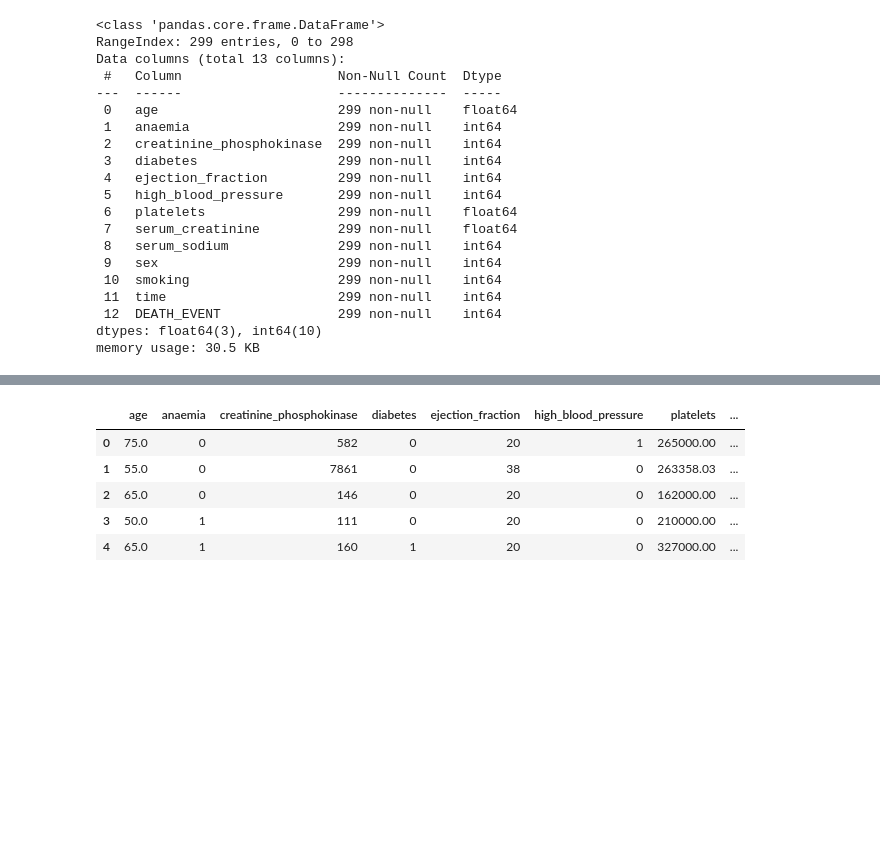
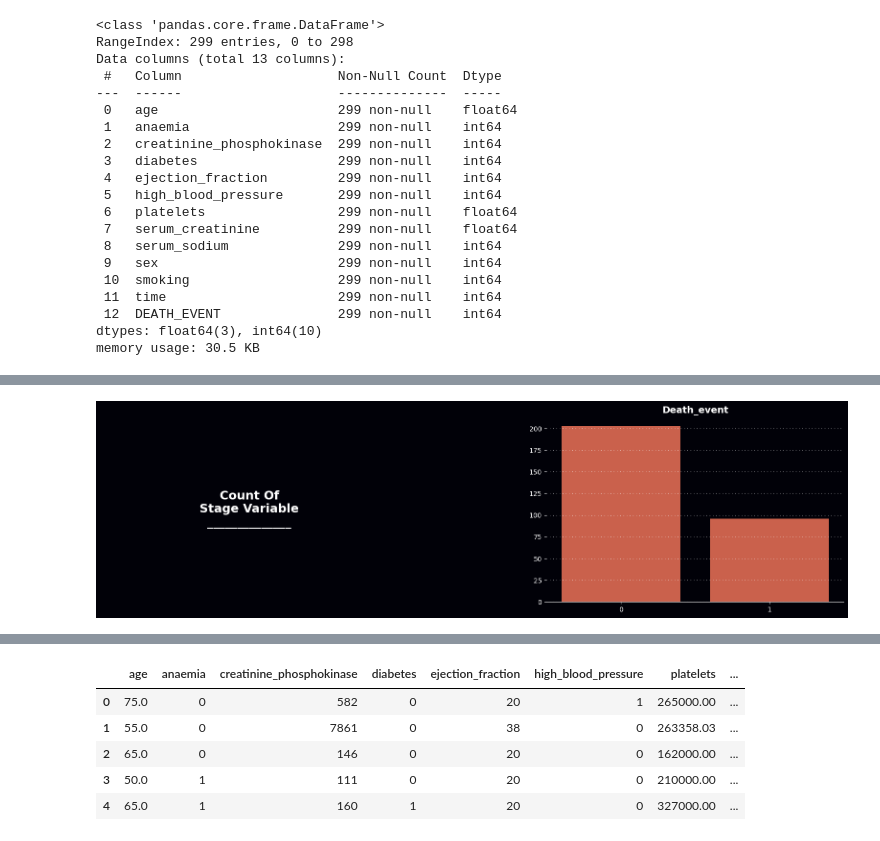
Before and after one commit to mmustafakapici/Heart-Failure-predictions, a Jupyter notebook: heart-failure-prediction.ipynb, the cells around one changed output, grey strips where cells are left out. Drawn from its saved outputs; the diff is of its cells as text; code cells hidden in the pictures; blank space fills up the shorter version.

```diff
--- a/heart-failure-prediction.ipynb
+++ b/heart-failure-prediction.ipynb
@@ -13 +9,22 @@ sns.set_style('whitegrid')
+# %%
+import numpy as np
+import pandas as pd
+import matplotlib.pyplot as plt
+import seaborn as sns
+import optuna, warnings, random
+import plotly.express as px
+import plotly.io as pio
+import plotly.graph_objects as go
+from sklearn.metrics import confusion_matrix, classification_report, accuracy_score
+from sklearn.preprocessing import MinMaxScaler, StandardScaler
+from imblearn.over_sampling import SMOTE
+from sklearn.model_selection import train_test_split
+from catboost import CatBoostClassifier
+from sklearn.ensemble import VotingClassifier
+from xgboost import XGBClassifier
+from lightgbm import LGBMClassifier
+from sklearn.preprocessing import LabelEncoder
+
+plt.style.use('dark_background')
+warnings.simplefilter('ignore', category=FutureWarning)
 # %%
@@ -120,0 +165,12 @@ from sklearn.preprocessing import  LabelEncoder
+# %%
+target = 'DEATH_EVENT'
+
+cont_cols = df.select_dtypes('number').columns
+cont_cols = cont_cols[cont_cols != target]
+
+obj_cols = df.select_dtypes(object).columns
+
+obj_cols = ['anaemia','diabetes','high_blood_pressure','sex','smoking']
+len(cont_cols), len(obj_cols)
+print(f'Object cols: {obj_cols}')
+print(f'Continuous Cols: {cont_cols}')
@@ -120,0 +187,7 @@ from sklearn.preprocessing import  LabelEncoder
+# %%
+axes, palette, cb = mPlotter(1, 2, (20, 5), [target], 'Count Of\nStage Variable\n______________')
+
+sns.countplot(x=df[target], ax = axes[1], color=palette[0])
+cb(axes[1])
+# %% [output]
+[figure, added]
```
Also changed, not shown: parts of 53 cells of this notebook.
